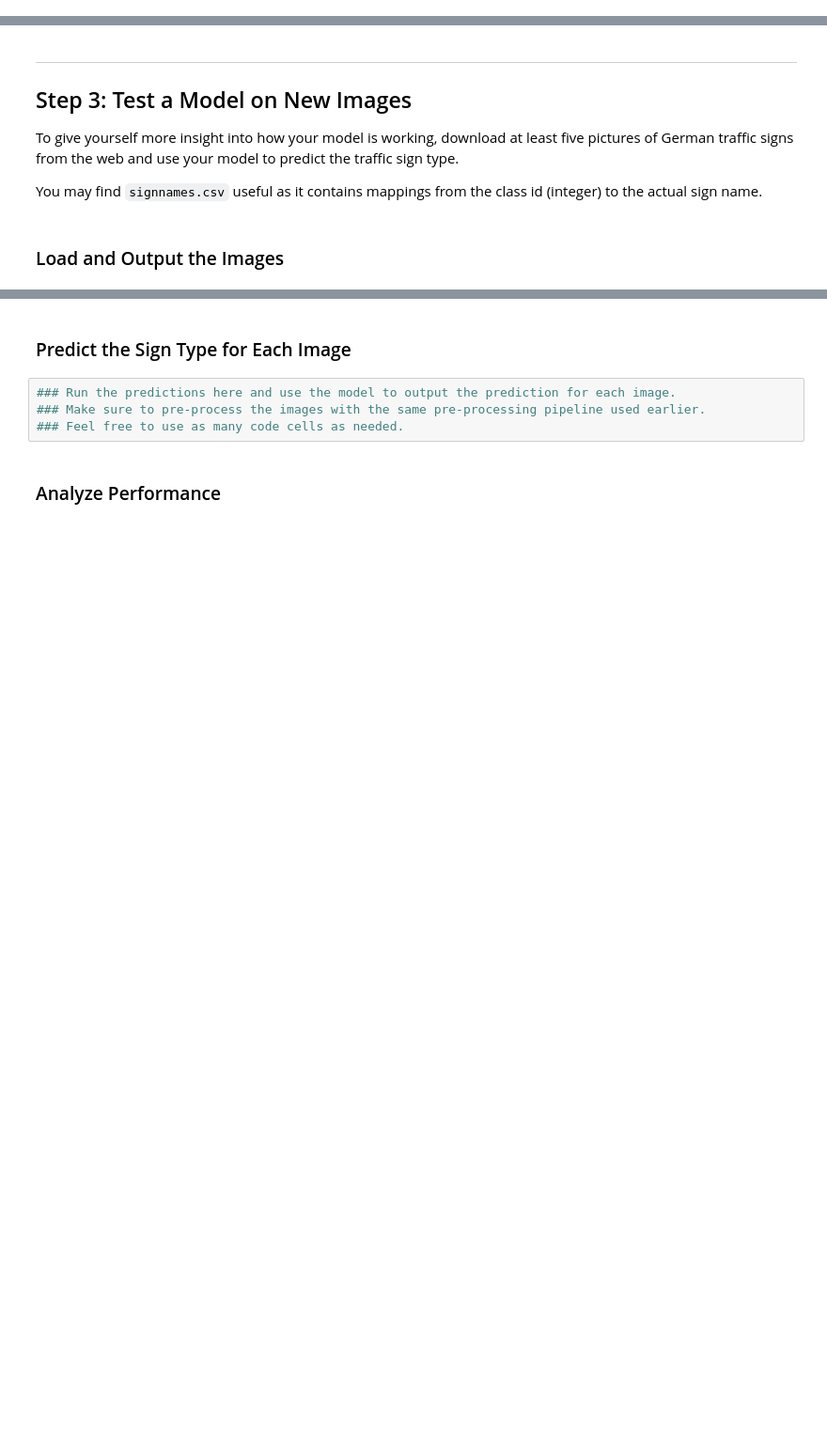
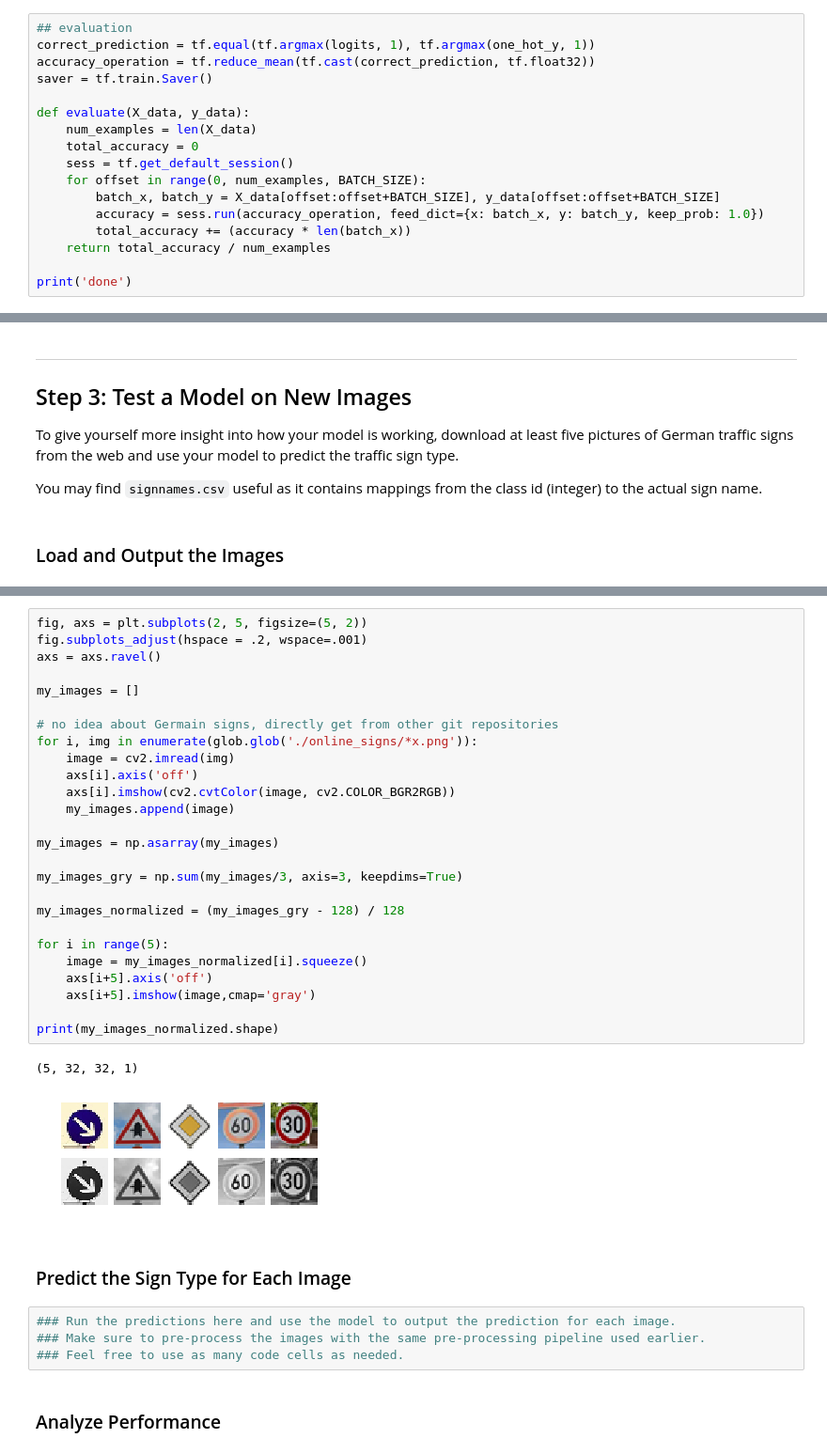
Before and after one commit to deidaraho/CarND-Traffic-Sign-Classifier-Project, a Jupyter notebook: Traffic_Sign_Classifier.ipynb, the cells around one changed output, grey strips where cells are left out. Shown at 94% size. Saved outputs shown, nothing was run; the diff lists cells and outputs as text; blank space fills up the shorter version.

```diff
--- a/Traffic_Sign_Classifier.ipynb
+++ b/Traffic_Sign_Classifier.ipynb
@@ -159,0 +390,17 @@ sets imply underfitting. A high accuracy on the training set but low accuracy on
+# %%
+## evaluation
+correct_prediction = tf.equal(tf.argmax(logits, 1), tf.argmax(one_hot_y, 1))
+accuracy_operation = tf.reduce_mean(tf.cast(correct_prediction, tf.float32))
+saver = tf.train.Saver()
+
+def evaluate(X_data, y_data):
+    num_examples = len(X_data)
+    total_accuracy = 0
+    sess = tf.get_default_session()
+    for offset in range(0, num_examples, BATCH_SIZE):
+        batch_x, batch_y = X_data[offset:offset+BATCH_SIZE], y_data[offset:offset+BATCH_SIZE]
+        accuracy = sess.run(accuracy_operation, feed_dict={x: batch_x, y: batch_y, keep_prob: 1.0})
+        total_accuracy += (accuracy * len(batch_x))
+    return total_accuracy / num_examples
+
+print('done')
@@ -173,3 +481,32 @@ You may find `signnames.csv` useful as it contains mappings from the class id (i
+# %%
+fig, axs = plt.subplots(2, 5, figsize=(5, 2))
+fig.subplots_adjust(hspace = .2, wspace=.001)
+axs = axs.ravel()
+
+my_images = []
+
+# no idea about Germain signs, directly get from other git repositories
+for i, img in enumerate(glob.glob('./online_signs/*x.png')):
+    image = cv2.imread(img)
+    axs[i].axis('off')
+    axs[i].imshow(cv2.cvtColor(image, cv2.COLOR_BGR2RGB))
+    my_images.append(image)
+
+my_images = np.asarray(my_images)
+
+my_images_gry = np.sum(my_images/3, axis=3, keepdims=True)
+
+my_images_normalized = (my_images_gry - 128) / 128
+
+for i in range(5):
+    image = my_images_normalized[i].squeeze()
+    axs[i+5].axis('off')
+    axs[i+5].imshow(image,cmap='gray')
+
+print(my_images_normalized.shape)
+# %% [output]
+(5, 32, 32, 1)
+[figure, added]
 # %% [markdown]
 ### Predict the Sign Type for Each Image
 # %%
```
Also changed, not shown: parts of 19 cells of this notebook, 15 other files.
